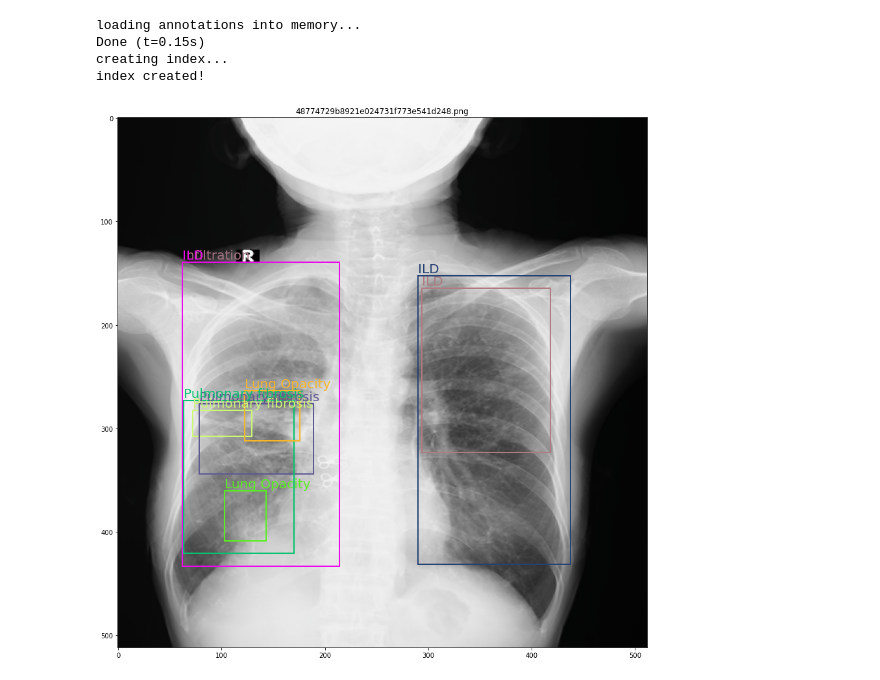
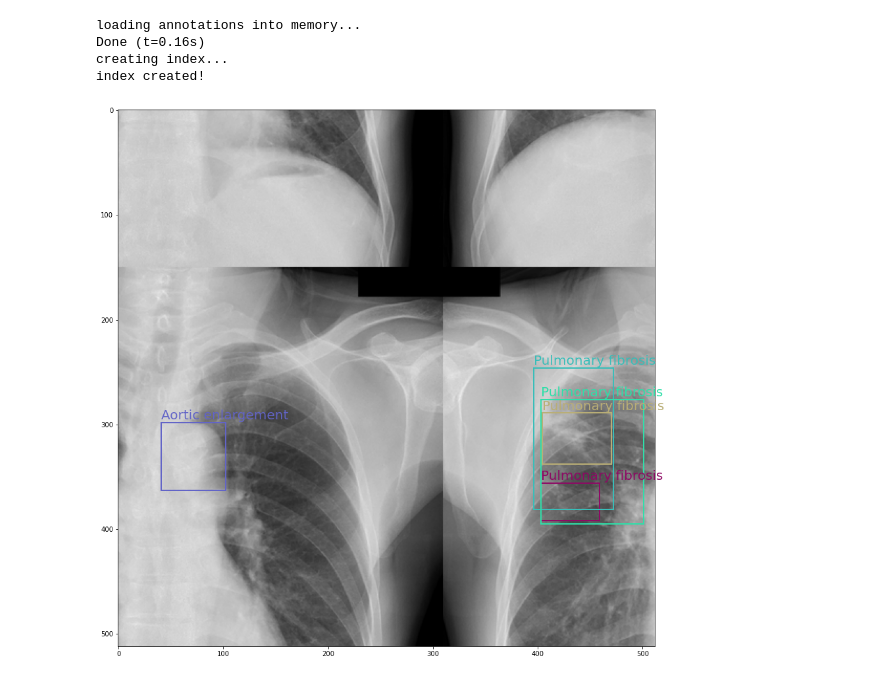
Before and after one commit to nhtlongcs/VinBigData-Abnormalities-Detection, a Jupyter notebook: Visualizer.ipynb, the cells around one changed output. Saved outputs shown, nothing was run; the diff lists cells and outputs as text; code cells hidden in the pictures.

```diff
--- a/Visualizer.ipynb
+++ b/Visualizer.ipynb
@@ -11,14 +14,15 @@ transforms = A.Compose([
 dataset = CocoDataset(
     root_dir = 'datasets/vinai512/images/train',
     ann_path = 'datasets/vinai512/annotations/vinai512_train.json',
-    transforms = transforms
+    transforms = None,
+    train=True
 )
 # %% [output]
 loading annotations into memory...
-Done (t=0.15s)
+Done (t=0.16s)
 creating index...
 index created!
 # %%
-dataset.visualize_item(15)
+dataset.visualize_item(0)
 # %% [output]
-[figure, old version]
+[figure, new version]
```
Also changed, not shown: parts of 16 cells of this notebook, 1 other file.
